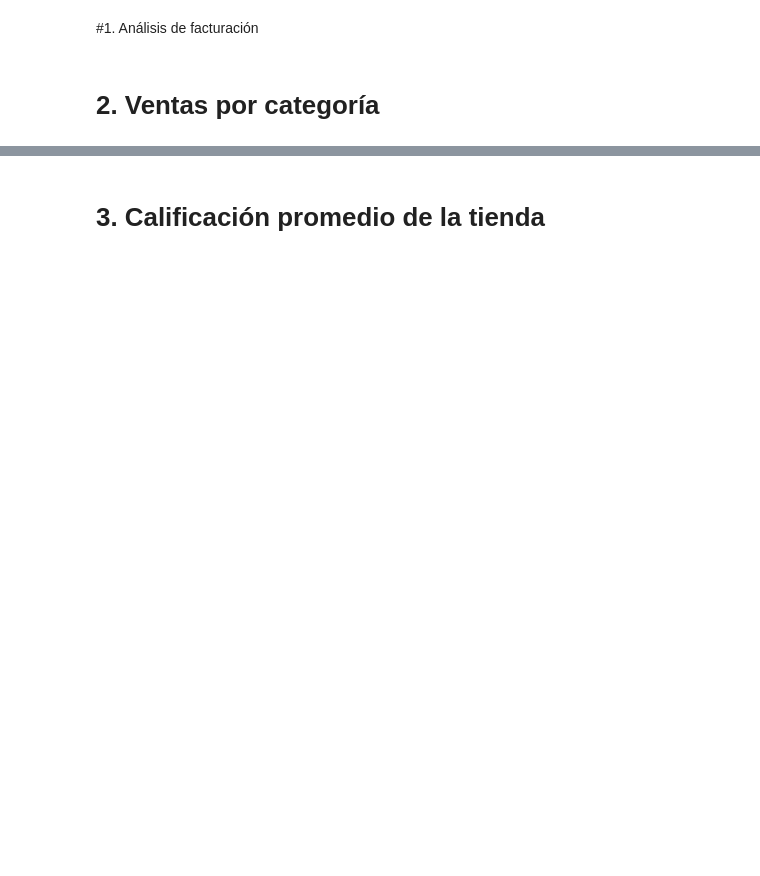
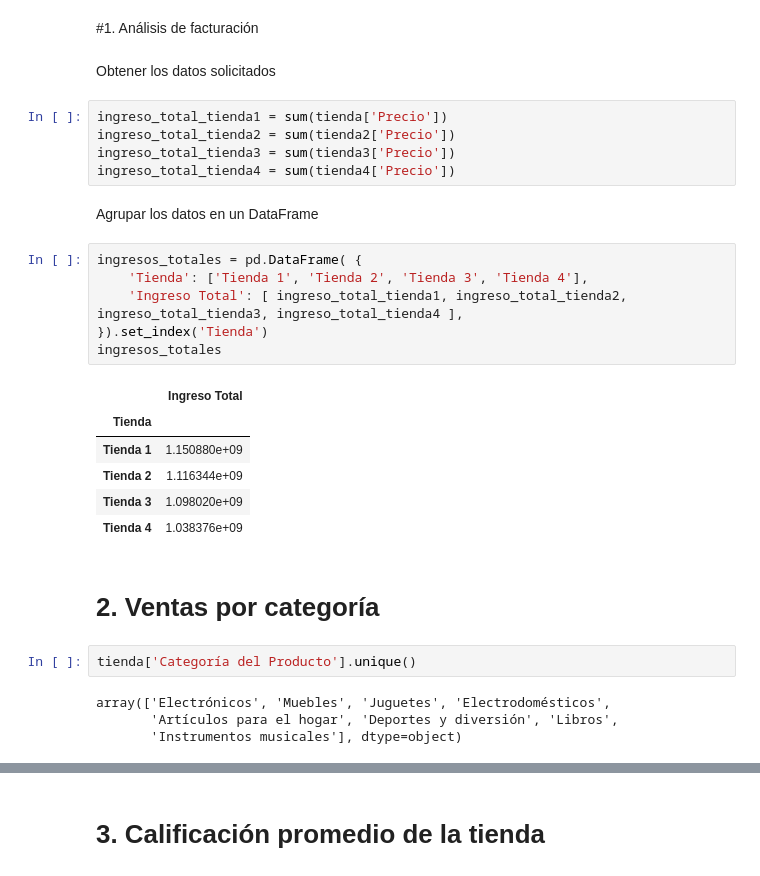
Before and after one commit to CristianRiascos/Alura-DS-Python-Challenge, a Jupyter notebook: Challenge.ipynb, the cells around one changed output, grey strips where cells are left out. Drawn from its saved outputs; the diff is of its cells as text; blank space fills up the shorter version.

Commit message:
feat: data analysis

```diff
--- a/Challenge.ipynb
+++ b/Challenge.ipynb
@@ -25,5 +25,33 @@ tienda.head()
 | 4 | Silla de oficina | Muebles | 335200.0 | 20200.0 | 07/11/2020 | Maria Alfonso | Medellín | ... |
 # %% [markdown]
 #1. Análisis de facturación
+# %% [markdown]
+Obtener los datos solicitados
+# %%
+ingreso_total_tienda1 = sum(tienda['Precio'])
+ingreso_total_tienda2 = sum(tienda2['Precio'])
+ingreso_total_tienda3 = sum(tienda3['Precio'])
+ingreso_total_tienda4 = sum(tienda4['Precio'])
+# %% [markdown]
+Agrupar los datos en un DataFrame
+# %%
+ingresos_totales = pd.DataFrame( {
+    'Tienda': ['Tienda 1', 'Tienda 2', 'Tienda 3', 'Tienda 4'],
+    'Ingreso Total': [ ingreso_total_tienda1, ingreso_total_tienda2, ingreso_total_tienda3, ingreso_total_tienda4 ],
+}).set_index('Tienda')
+ingresos_totales
+# %% [output]
+|  | Ingreso Total |
+| Tienda |  |
+| Tienda 1 | 1.150880e+09 |
+| Tienda 2 | 1.116344e+09 |
+| Tienda 3 | 1.098020e+09 |
+| Tienda 4 | 1.038376e+09 |
 # %% [markdown]
 # 2. Ventas por categoría
+# %%
+tienda['Categoría del Producto'].unique()
+# %% [output]
+array(['Electrónicos', 'Muebles', 'Juguetes', 'Electrodomésticos',
+       'Artículos para el hogar', 'Deportes y diversión', 'Libros',
+       'Instrumentos musicales'], dtype=object)
```
Also changed, not shown: parts of 14 cells of this notebook.
